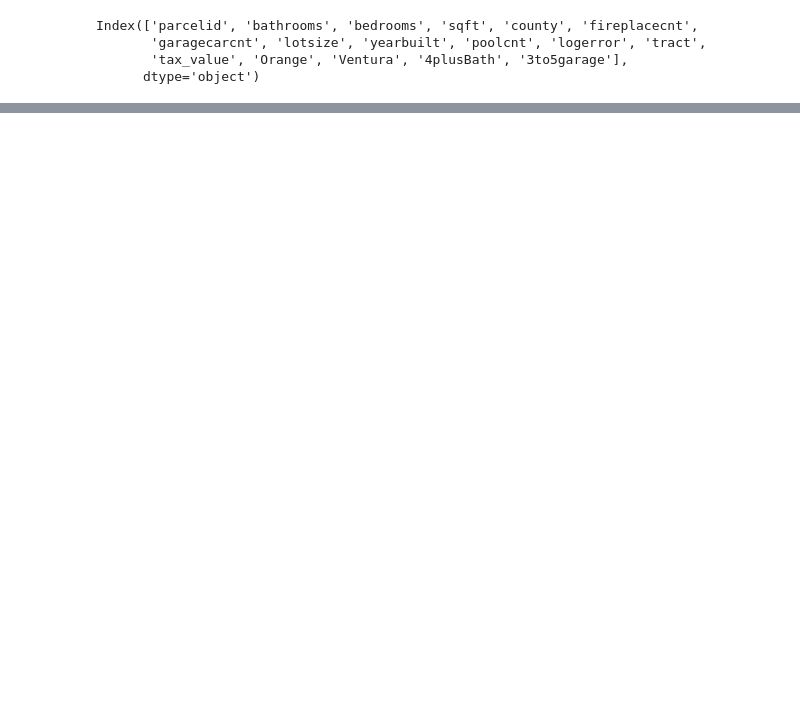
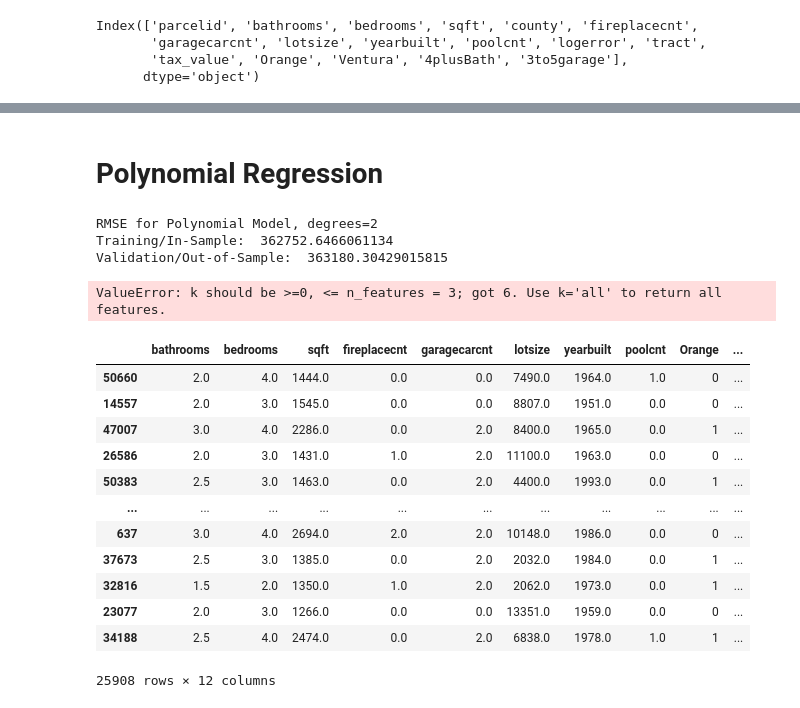
Before and after one commit to DanChurchill/regression_project_zillow, a Jupyter notebook: scale_and_test.ipynb, the cells around one changed output, grey strips where cells are left out. Saved outputs shown, nothing was run; the diff lists cells and outputs as text; code cells hidden in the pictures; blank space fills up the shorter version.

```diff
--- a/scale_and_test.ipynb
+++ b/scale_and_test.ipynb
@@ -80,0 +114,7 @@ list(reversed(range(1,11)))
+# %%
+
+# create target scaler and scale target variable
+target_scaler = QuantileTransformer(output_distribution='normal')
+
+y_train[['tax_value']] = target_scaler.fit_transform(y_train[['tax_value']])
+y_validate[['tax_value']] = target_scaler.transform(y_validate[['tax_value']])
@@ -80,0 +227,59 @@ list(reversed(range(1,11)))
+# %% [markdown]
+# Polynomial Regression
+# %%
+# create the model object
+pf = PolynomialFeatures(degree=2)
+
+# create the X and y datasets
+X2_train = train[features]
+
+X2_validate = validate[features]
+# %%
+# fit the model to our training data. We must specify the column in y_train,
+lm2 = LinearRegression(normalize=True)
+
+# since we have converted it to a dataframe from a series!
+lm2.fit(X2_train, y_train.tax_value)
+
+# predict train
+y_train['value_pred_lm2'] = lm2.predict(X2_train)
+y_train['value_pred_lm2'] = target_scaler.inverse_transform(y_train[['value_pred_lm2']])
+
+# evaluate: rmse
+rmse_train = mean_squared_error(y_train.tax_value, y_train.value_pred_lm2)**(1/2)
+
+# predict validate
+y_validate['value_pred_lm2'] = lm2.predict(X2_validate)
+y_validate['value_pred_lm2'] = target_scaler.inverse_transform(y_validate[['value_pred_lm2']])
+
+# evaluate: rmse
+rmse_validate = mean_squared_error(y_validate.tax_value, y_validate.value_pred_lm2)**(1/2)
+
+print("RMSE for Polynomial Model, degrees=2\nTraining/In-Sample: ", rmse_train,
+      "\nValidation/Out-of-Sample: ", rmse_validate)
+# %% [output]
+RMSE for Polynomial Model, degrees=2
+Training/In-Sample:  362752.6466061134
+Validation/Out-of-Sample:  363180.30429015815
+# %%
+kbest = SelectKBest(score_func=f_regression, k=6)
+kbest.fit(X_train, y_train.tax_value)
+X_train.columns[kbest.get_support()].tolist()
+# %% [output]
+ValueError: k should be >=0, <= n_features = 3; got 6. Use k='all' to return all features.
+# %%
+X_train
+# %% [output]
+|  | bathrooms | bedrooms | sqft | fireplacecnt | garagecarcnt | lotsize | yearbuilt | poolcnt | Orange | ... |
+| 50660 | 2.0 | 4.0 | 1444.0 | 0.0 | 0.0 | 7490.0 | 1964.0 | 1.0 | 0 | ... |
+| 14557 | 2.0 | 3.0 | 1545.0 | 0.0 | 0.0 | 8807.0 | 1951.0 | 0.0 | 0 | ... |
+| 47007 | 3.0 | 4.0 | 2286.0 | 0.0 | 2.0 | 8400.0 | 1965.0 | 0.0 | 1 | ... |
+| 26586 | 2.0 | 3.0 | 1431.0 | 1.0 | 2.0 | 11100.0 | 1963.0 | 0.0 | 0 | ... |
+| 50383 | 2.5 | 3.0 | 1463.0 | 0.0 | 2.0 | 4400.0 | 1993.0 | 0.0 | 1 | ... |
+| ... | ... | ... | ... | ... | ... | ... | ... | ... | ... | ... |
+| 637 | 3.0 | 4.0 | 2694.0 | 2.0 | 2.0 | 10148.0 | 1986.0 | 0.0 | 0 | ... |
+| 37673 | 2.5 | 3.0 | 1385.0 | 0.0 | 2.0 | 2032.0 | 1984.0 | 0.0 | 1 | ... |
+| 32816 | 1.5 | 2.0 | 1350.0 | 1.0 | 2.0 | 2062.0 | 1973.0 | 0.0 | 1 | ... |
+| 23077 | 2.0 | 3.0 | 1266.0 | 0.0 | 0.0 | 13351.0 | 1959.0 | 0.0 | 0 | ... |
+| 34188 | 2.5 | 4.0 | 2474.0 | 0.0 | 2.0 | 6838.0 | 1978.0 | 1.0 | 1 | ... |
+25908 rows × 12 columns
```
Also changed, not shown: parts of 18 cells of this notebook, 3 other files.
